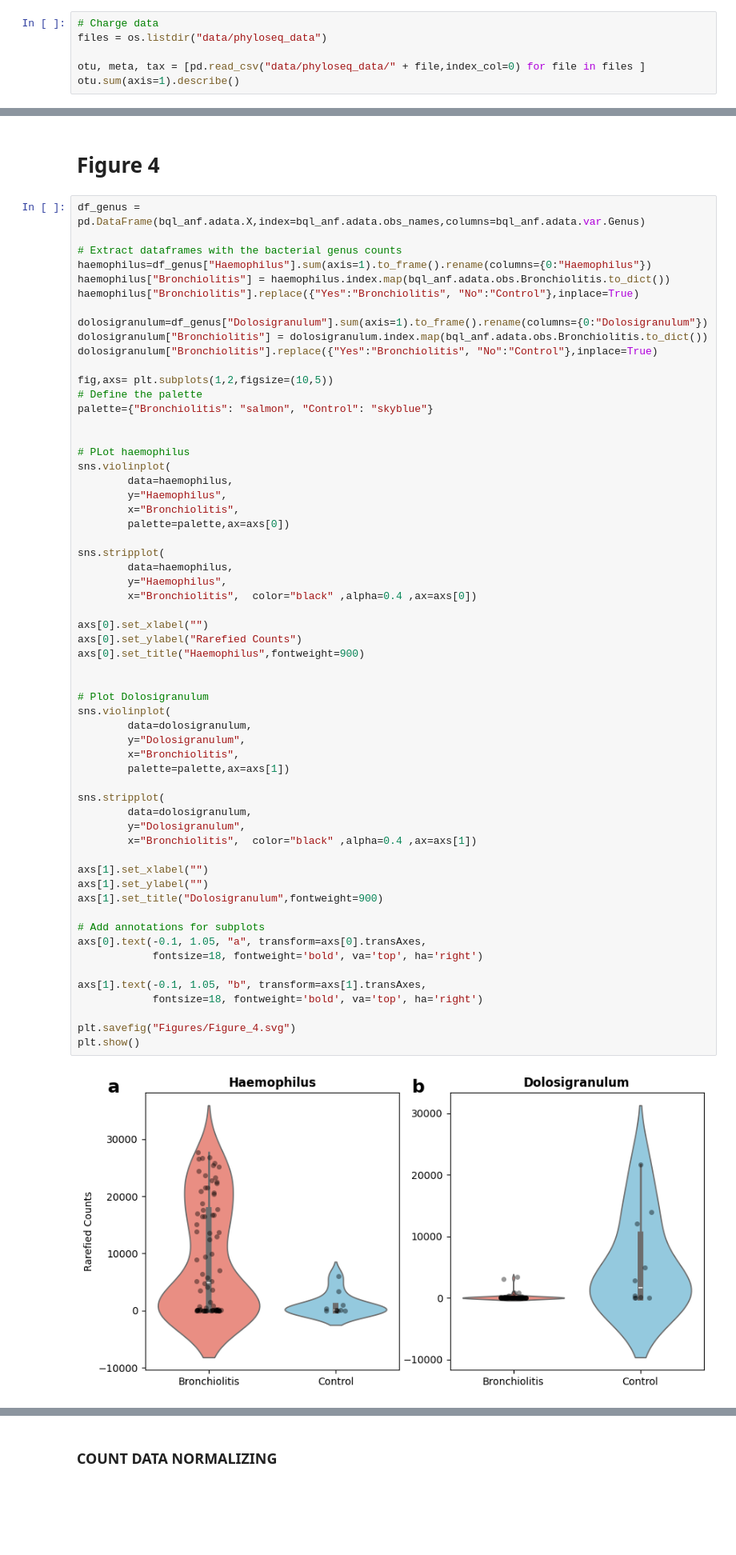
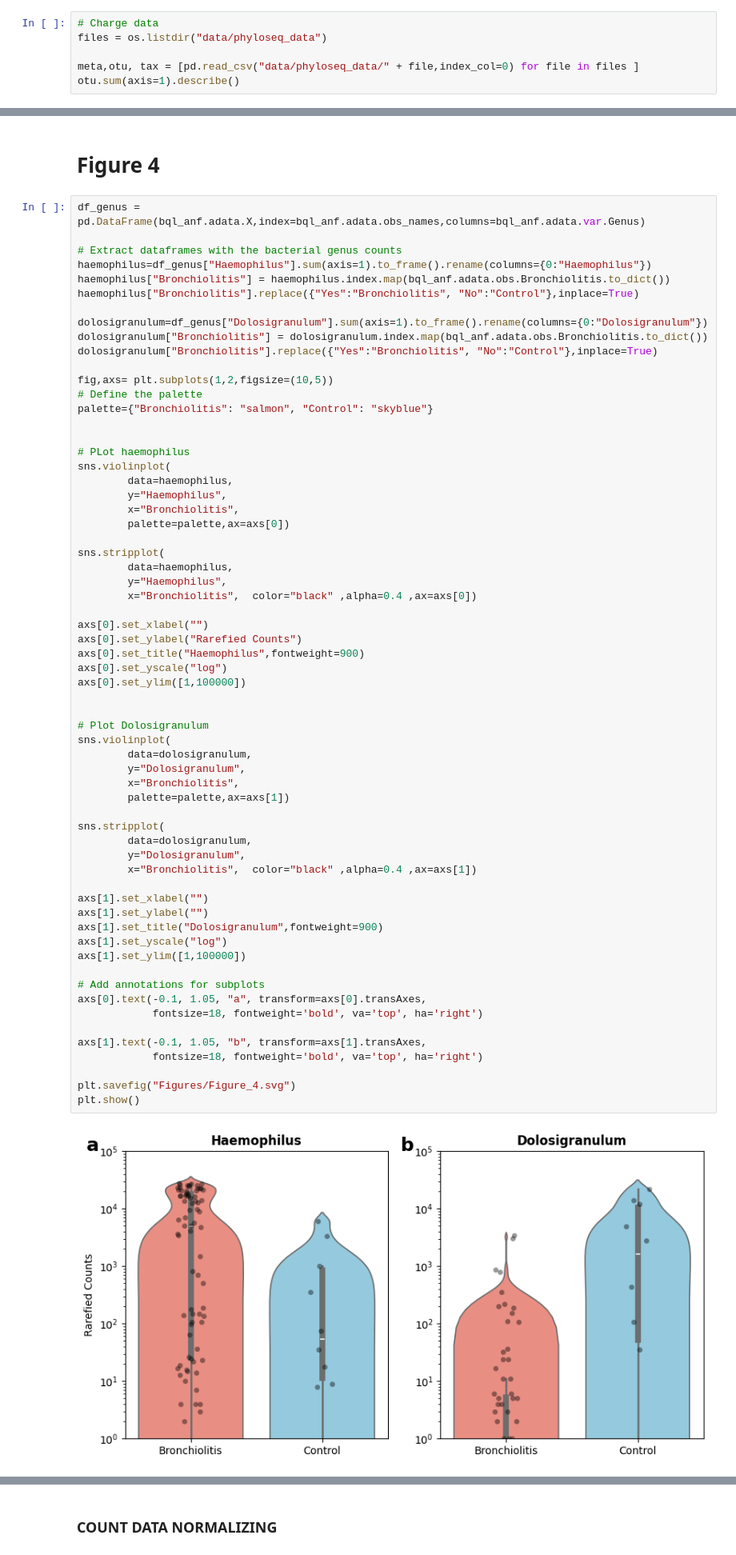
Before and after one commit to GERMAN00VP/postcovid-bronchiolitis-microbiome-analysis, a Jupyter notebook: Main_abalysis.ipynb, the cells around one changed output, grey strips where cells are left out. Shown at 80% size. Saved outputs shown, nothing was run; the diff lists cells and outputs as text; blank space fills up the shorter version.

Commit message:
add data and lasso

```diff
--- a/Main_abalysis.ipynb
+++ b/Main_abalysis.ipynb
@@ -14,7 +14,7 @@ warnings.filterwarnings("ignore")
 # Charge data
 files = os.listdir("data/phyloseq_data")
 
-otu, meta, tax = [pd.read_csv("data/phyloseq_data/" + file,index_col=0) for file in files ]
+meta,otu, tax = [pd.read_csv("data/phyloseq_data/" + file,index_col=0) for file in files ]
 otu.sum(axis=1).describe()
 # %% [output]
 count      177.000000
@@ -453,32 +453,36 @@ sns.stripplot(
 axs[0].set_xlabel("")
 axs[0].set_ylabel("Rarefied Counts")
 axs[0].set_title("Haemophilus",fontweight=900)
+axs[0].set_yscale("log")
+axs[0].set_ylim([1,100000])
 
 
 # Plot Dolosigranulum
 sns.violinplot(
         data=dolosigranulum,
         y="Dolosigranulum",
         x="Bronchiolitis",
         palette=palette,ax=axs[1])
 
 sns.stripplot(
         data=dolosigranulum,
         y="Dolosigranulum",
         x="Bronchiolitis",  color="black" ,alpha=0.4 ,ax=axs[1])
 
 axs[1].set_xlabel("")
 axs[1].set_ylabel("")
 axs[1].set_title("Dolosigranulum",fontweight=900)
+axs[1].set_yscale("log")
+axs[1].set_ylim([1,100000])
 
 # Add annotations for subplots
 axs[0].text(-0.1, 1.05, "a", transform=axs[0].transAxes,
             fontsize=18, fontweight='bold', va='top', ha='right')
 
 axs[1].text(-0.1, 1.05, "b", transform=axs[1].transAxes,
             fontsize=18, fontweight='bold', va='top', ha='right')
 
 plt.savefig("Figures/Figure_4.svg")
 plt.show()
 # %% [output]
-[figure, old version]
+[figure, new version]
```
Also changed, not shown: parts of 17 cells of this notebook, 26 other files.
